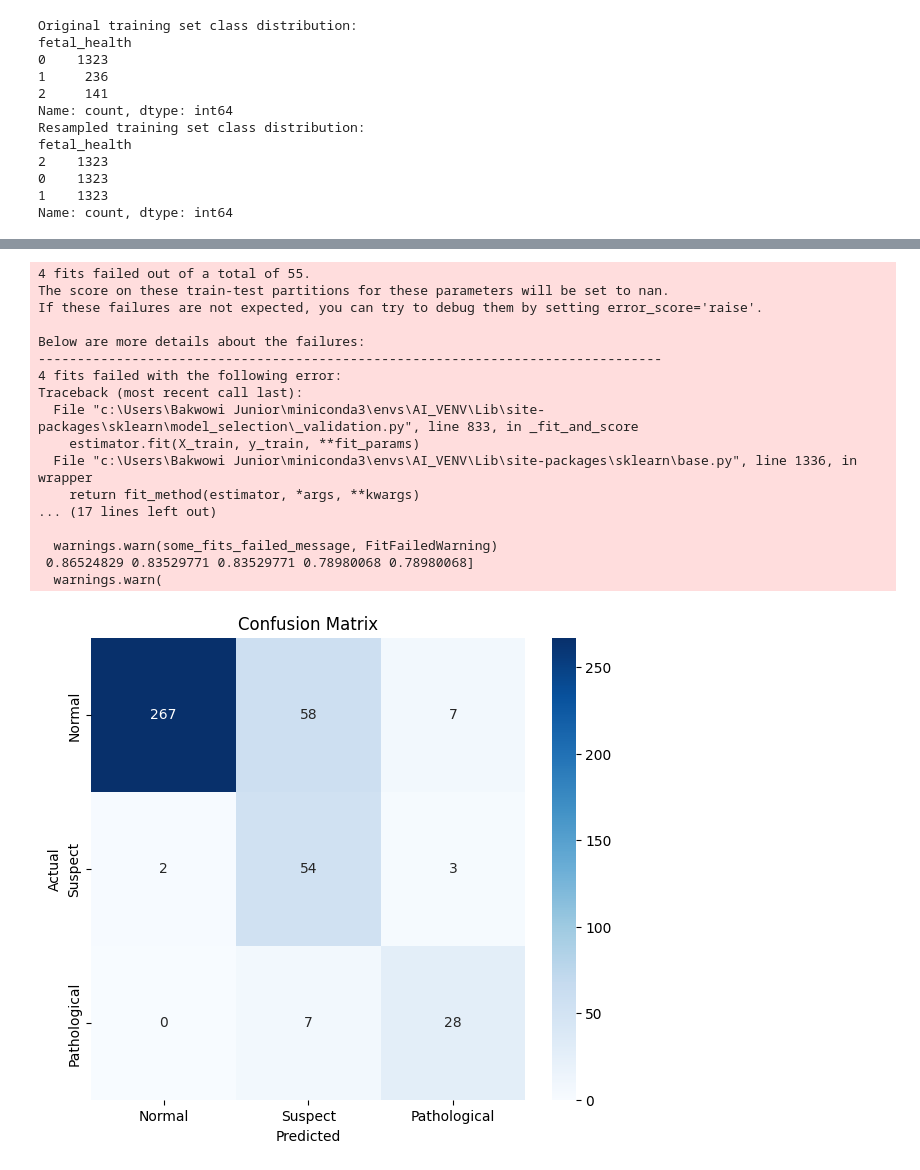
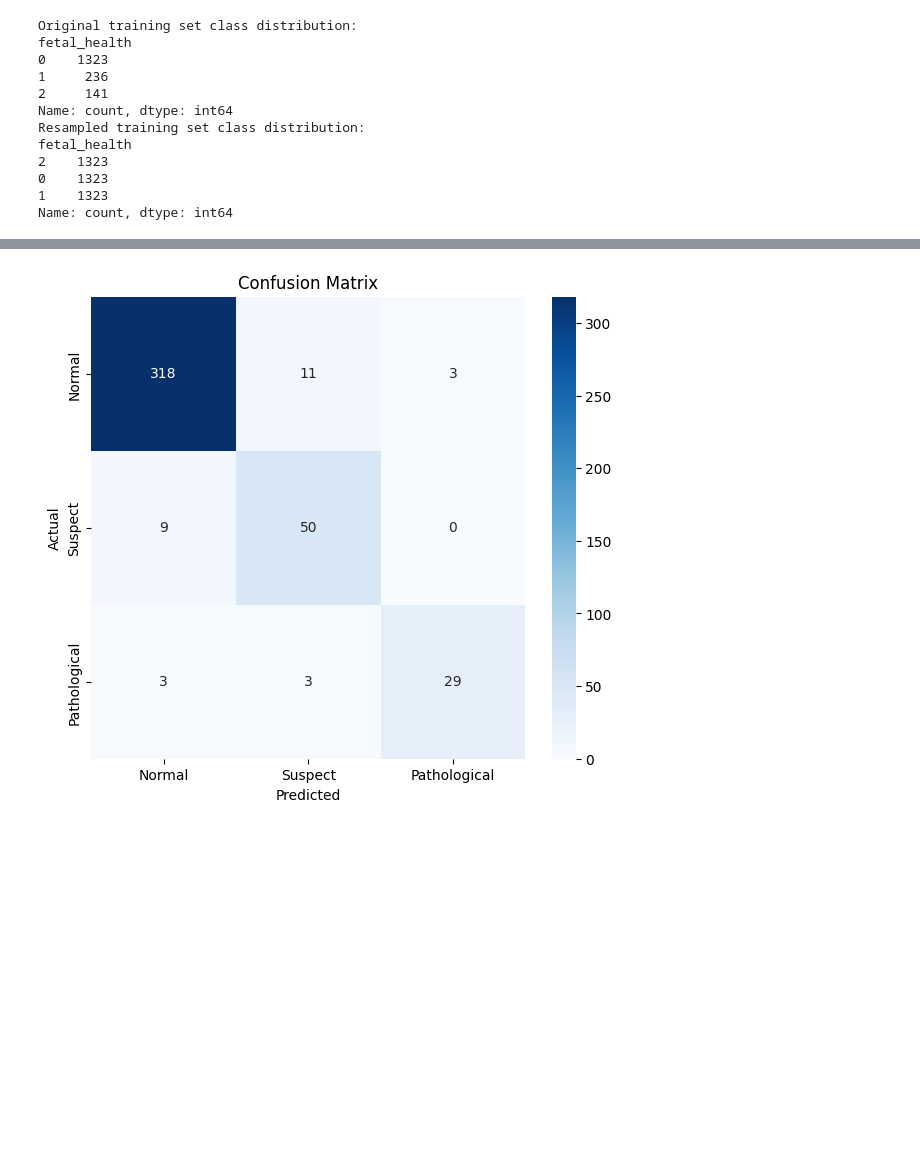
Before and after one commit to Bakwowi/Fetal-Health-Classification, a Jupyter notebook: script.ipynb, the cells around one changed output, grey strips where cells are left out. Drawn from its saved outputs; the diff is of its cells as text; code cells hidden in the pictures; blank space fills up the shorter version.

Commit message:
implement feature selection

```diff
--- a/script.ipynb
+++ b/script.ipynb
@@ -25,6 +32,6 @@ df.head()
 | 4 | 132.0 | 0.007 | 0.0 | 0.008 | 0.000 | ... |
 # %%
 # remove rows with missing values
-# print("Number of rows before dropping missing values:", len(df))
-# df = df.dropna()
-# print("Number of rows after dropping missing values:", len(df))
+print("Number of rows before dropping missing values:", len(df))
+df = df.dropna()
+print("Number of rows after dropping missing values:", len(df))
@@ -207,49 +282,30 @@ grid_search = GridSearchCV(
 # %%
-# ─────────────────────────────────────────────
-# Train
-# ─────────────────────────────────────────────
-# grid_search.fit(X_train_resampled, y_train_resampled)
 
-# fit the pipeline on the training data
-y_pred = grid_search.fit(X_train_resampled, y_train_resampled).predict(X_test)
+# # fit the pipeline on the training data
+# y_pred = model.fit(X_train_resampled, y_train_resampled).predict(X_test)
 
+# # Access the selector step from the pipeline
+# sfs_step = model.named_steps["selector"]
+
+# # Now .get_support() works as normal
+# selected_mask = sfs_step.get_support()
+# selected_features = X.columns[selected_mask]
+# print("Selected features:", selected_features.tolist())
 
 # ─────────────────────────────────────────────
 # Best Results
 # ─────────────────────────────────────────────
-print("Best Parameters:")
-print(grid_search.best_params_)
 
-print("\nBest Macro F1:")
-print(grid_search.best_score_)
 
 
 # print("Best Parameters:")
-# print(grid_search.best_params_)
+# print(model.best_params_)
 
 # print("\nBest CV Macro F1:")
-# print(grid_search.best_score_)
+# print(model.best_score_)
 
 
 
-# coef = model.coef_
-# print('features ->', coef)
-
-
-
-results = grid_search.cv_results_
-
-df_results = pd.DataFrame(results)
-
-print(df_results[
-    ['params', 'mean_test_score']
-])
-
-
-
-# ──────────────────────────────────────────
-# Basic Metrics
-# ─────────────────────────────────────────────
 accuracy = accuracy_score(y_test, y_pred)
 
 precision_macro = precision_score(
@@ -272,18 +328,14 @@ f1_weighted = f1_score(
     average='weighted'
 )
 
-# ─────────────────────────────────────────────
-# Print Metrics
-# ─────────────────────────────────────────────
+
 print("Accuracy :", round(accuracy, 4))
 print("Macro Precision :", round(precision_macro, 4))
 print("Macro Recall :", round(recall_macro, 4))
 print("Macro F1 :", round(f1_macro, 4))
 print("Weighted F1 :", round(f1_weighted, 4))
 
-# ─────────────────────────────────────────────
-# Classification Report
-# ─────────────────────────────────────────────
+
 print("\nClassification Report:\n")
 
 print(classification_report(
@@ -296,9 +348,7 @@ print(classification_report(
     ]
 ))
 
-# ─────────────────────────────────────────────
-# Confusion Matrix
-# ─────────────────────────────────────────────
+
 cm = confusion_matrix(y_test, y_pred)
 
 # Plot confusion matrix
@@ -347,18 +397 @@ weighted avg       0.90      0.82      0.84       426
-4 fits failed out of a total of 55.
-The score on these train-test partitions for these parameters will be set to nan.
-If these failures are not expected, you can try to debug them by setting error_score='raise'.
-
-Below are more details about the failures:
---------------------------------------------------------------------------------
-4 fits failed with the following error:
-Traceback (most recent call last):
-  File "c:\Users\Bakwowi Junior\miniconda3\envs\AI_VENV\Lib\site-packages\sklearn\model_selection\_validation.py", line 833, in _fit_and_score
-    estimator.fit(X_train, y_train, **fit_params)
-  File "c:\Users\Bakwowi Junior\miniconda3\envs\AI_VENV\Lib\site-packages\sklearn\base.py", line 1336, in wrapper
-    return fit_method(estimator, *args, **kwargs)
-... (17 lines left out)
-
-  warnings.warn(some_fits_failed_message, FitFailedWarning)
- 0.86524829 0.83529771 0.83529771 0.78980068 0.78980068]
-  warnings.warn(
-[figure, old version]
+[figure, new version]
```
Also changed, not shown: parts of 13 cells of this notebook, 6 other files.
